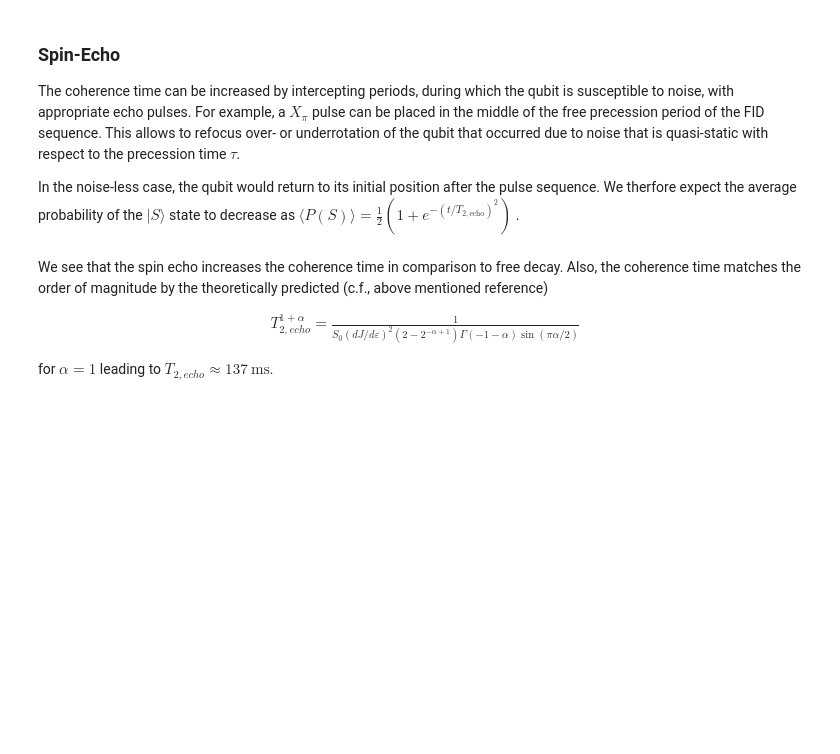
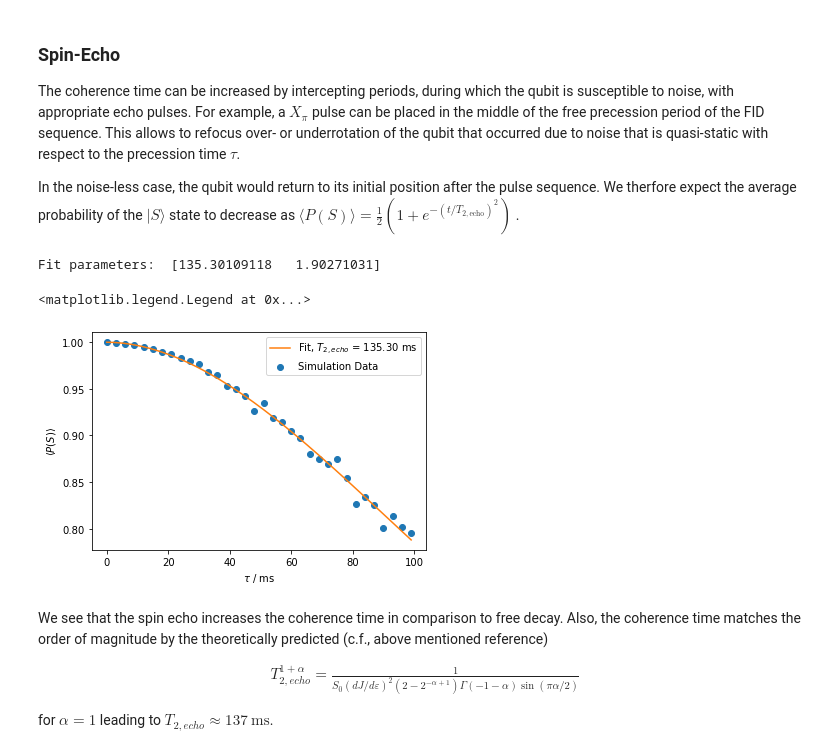
Before and after one commit to qutech/qopt, a Jupyter notebook: doc/source/examples/t2_non_markovian_noise.ipynb, the cells around one changed output. Cells and saved outputs as stored; diff of their text form; code cells hidden in the pictures; blank space fills up the shorter version.

```diff
--- a/doc/source/examples/t2_non_markovian_noise.ipynb
+++ b/doc/source/examples/t2_non_markovian_noise.ipynb
@@ -289,19 +311,28 @@ for i, tau in enumerate(precession_times):
+# %%
+precession_times_2_loaded = np.load(r"..\stored\precession_times_2.npy")
+probabilities_echo_loaded = np.load(r"..\stored\probabilities_echo_2.npy")
+# %%
+def T2_echo_decay(t, T2_echo, alpha):
+    return 0.5 * (1 + np.exp(-(t / T2_echo) ** alpha))
+
+popt_echo, cov_echo_al = curve_fit(T2_echo_decay, precession_times_2_loaded,
+                                   probabilities_echo_loaded, p0=[136, 2])
+print("Fit parameters: ", popt_echo)
+# %% [output]
+Fit parameters:  [135.30109118   1.90271031]
 # %%
-def T2_echo_decay(t, T2_echo, alpha):
-    return 0.5 * (1 + np.exp(-(t / T2_echo) ** alpha))
-
-popt_echo, cov_echo_al = curve_fit(T2_echo_decay, precession_times,
-                                   probabilities_echo, p0=[136, 2])
-print("Fit parameters: ", popt_echo)
-
-plt.scatter(precession_times, probabilities_echo, label="Simulation Data")
+plt.scatter(precession_times_2_loaded, probabilities_echo_loaded,
+            label="Simulation Data")
 plt.plot(precession_times_fine, T2_echo_decay(
          precession_times_fine, *popt_echo),
          color="tab:orange",
          label="Fit, $T_{2,echo}$ = " + "{:.2f} ms".format(popt_echo[0]))
 plt.xlabel("$\\tau$ / ms")
 plt.ylabel("$\langle P(S) \\rangle$")
 plt.legend()
+# %% [output]
+<matplotlib.legend.Legend at 0x...>
+[figure, added]
 # %% [markdown]
 We see that the spin echo increases the coherence time in comparison to free
 decay. Also, the coherence time matches the order of magnitude by the
```
Also changed, not shown: parts of 9 cells of this notebook.
